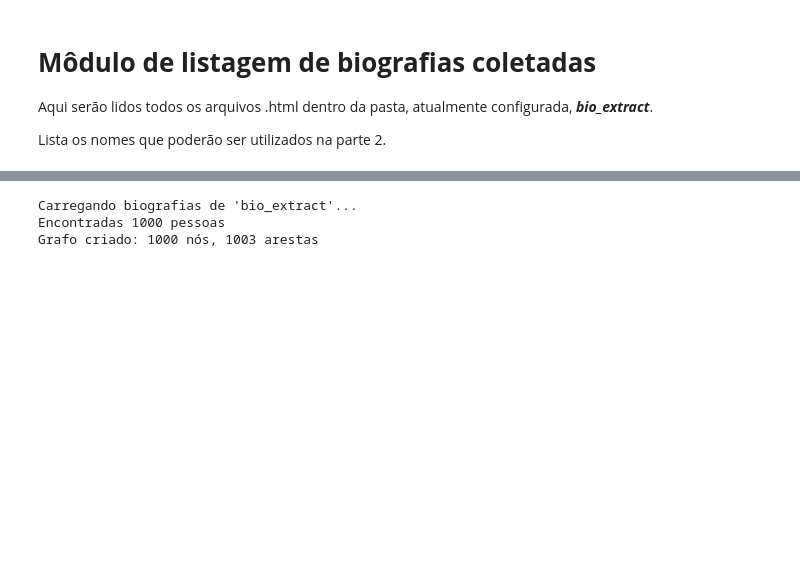
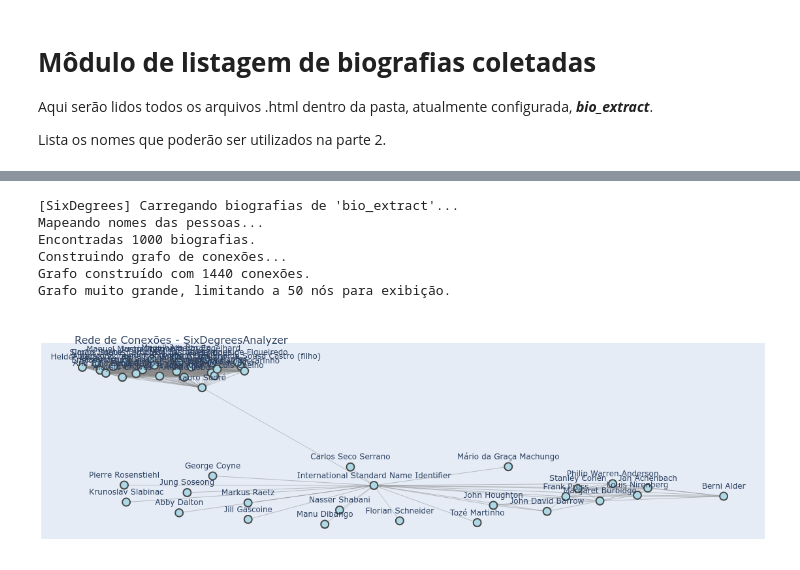
Before and after one commit to GustavoMachado-dev/cpad-t1-docs, a Jupyter notebook: T1_CPA_VICENTE_GUSTAVO_MURILO.ipynb, the cells around one changed output, grey strips where cells are left out. Drawn from its saved outputs; the diff is of its cells as text; code cells hidden in the pictures; blank space fills up the shorter version.

```diff
--- a/T1_CPA_VICENTE_GUSTAVO_MURILO.ipynb
+++ b/T1_CPA_VICENTE_GUSTAVO_MURILO.ipynb
@@ -1175,10 +1255,16 @@ def create_simple_graph():
 # %%
+analyzer = SixDegreesAnalyzer()
+analyzer.load_biographies_and_connections()
 
-visualizer_simple = SimpleGraphVisualizer()
+visualizer_simple = SimpleGraphVisualizer(analyzer, max_nodes=50)
 fig = visualizer_simple.create_interactive_visualization()
 if fig:
     fig.show()
 # %% [output]
-Carregando biografias de 'bio_extract'...
-Encontradas 1000 pessoas
-Grafo criado: 1000 nós, 1003 arestas
+[SixDegrees] Carregando biografias de 'bio_extract'...
+Mapeando nomes das pessoas...
+Encontradas 1000 biografias.
+Construindo grafo de conexões...
+Grafo construído com 1440 conexões.
+Grafo muito grande, limitando a 50 nós para exibição.
+[figure, added]
```
Also changed, not shown: parts of 5 cells of this notebook, 16 other files.
